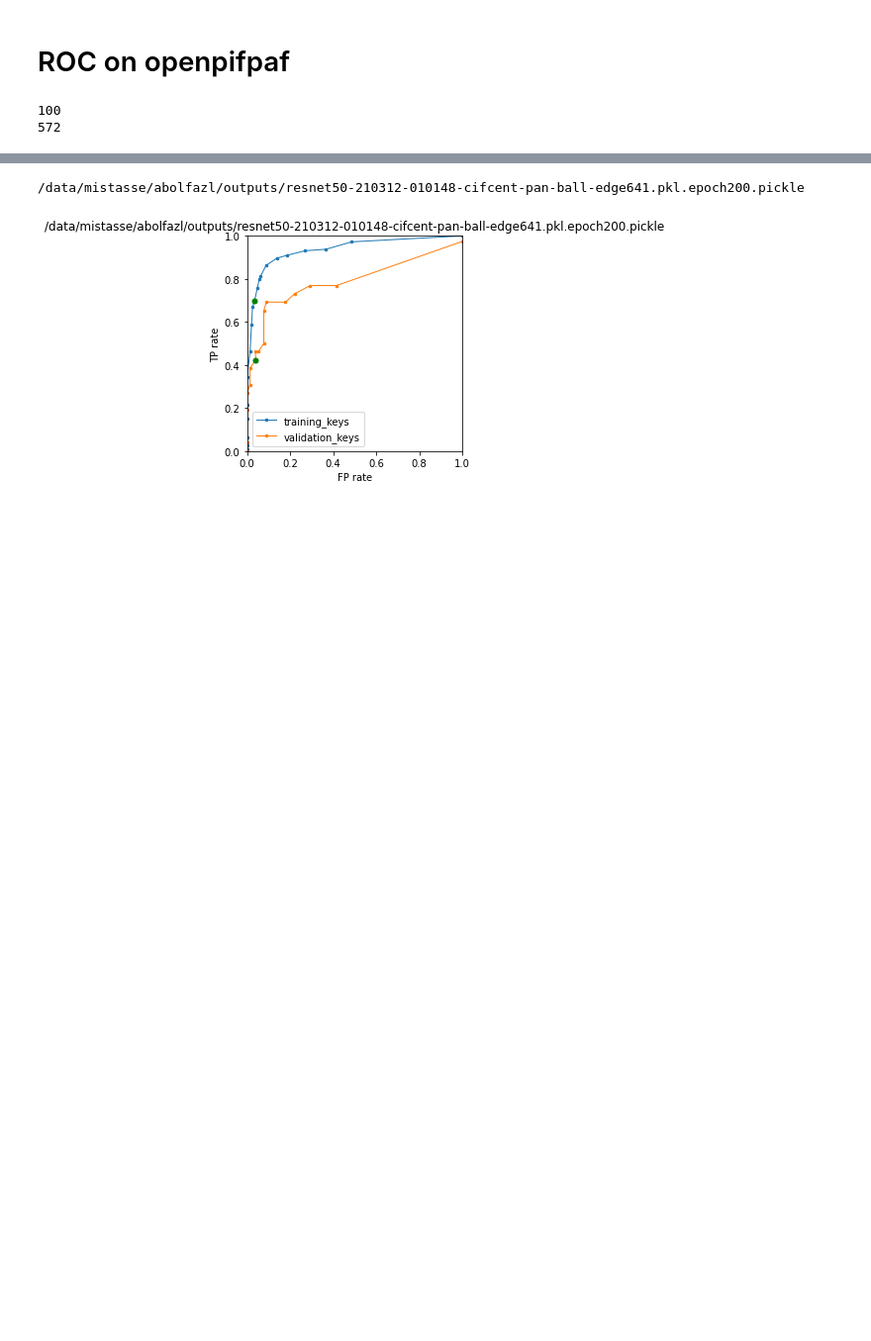
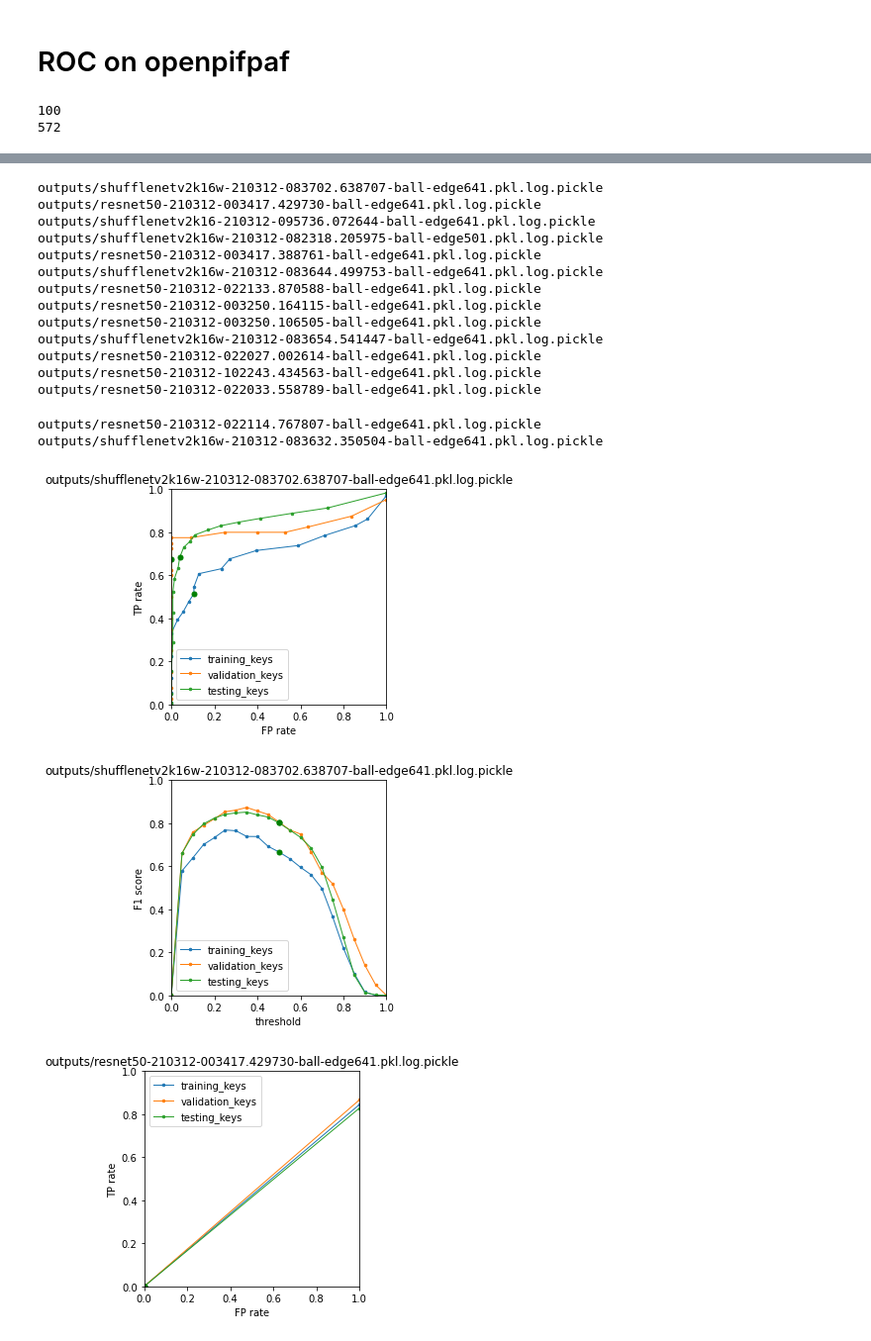
Before and after one commit to openpifpaf/openpifpaf, a Jupyter notebook: ROC_ball.ipynb, the cells around one changed output, grey strips where cells are left out. Shown at 99% size. Cells and saved outputs as stored; diff of their text form; code cells hidden in the pictures; blank space fills up the shorter version.

Commit message:
roc ball with f1

```diff
--- a/ROC_ball.ipynb
+++ b/ROC_ball.ipynb
@@ -123,7 +123,7 @@ outputs = {k:chunk[k] for k in chunk if k in ["batch_TP", "batch_TN", "batch_FP"
 model = tf.keras.Model(inputs, outputs)
 # %%
 from matplotlib import pyplot as plt
-def plot(current_result, set_name, fig=None):
+def plot_roc(current_result, set_name, fig=None):
     fig = fig or plt.figure()
     x = current_result["FP"]/(current_result["FP"]+current_result["TN"])
     y = current_result["TP"]/(current_result["TP"]+current_result["FN"])
@@ -165,0 +143,19 @@ def infer(weight_file, data):
+# %%
+from matplotlib import pyplot as plt
+def plot_F1(current_result, set_name, fig=None):
+    fig = fig or plt.figure()
+    x = np.linspace(0,1,n_points)
+    y = current_result["TP"]/(current_result["TP"]+0.5*(current_result["FP"]+current_result["FN"]))
+    ax = fig.gca()
+    ax.plot(x, y, linestyle="-", linewidth=1, markersize=5, marker=".", label=set_name)
+    index=10
+    ax.plot(x[index], y[index], markersize=10, marker=".", color="green")
+    ax.set_xlabel("threshold")
+    ax.set_ylabel("F1 score")
+    ax.axis("equal")
+    ax.set_xlim([0,1])
+    ax.set_ylim([0,1])
+    ax.set_box_aspect(1)
+    ax.set_title(f"F1 score for ball detection")
+    ax.legend()
+    return fig
@@ -287,16 +262,39 @@ dumping pif hr map into /scratch/mistasse/abolfazl/outputs/test.accumulated.png
 # %%
 %matplotlib inline
-file = filename+".pickle"
-# for file in glob.glob("outputs/*210312-*.pickle"):
+import glob
+import pickle
+
+for file in glob.glob("outputs/*210312-*.pickle"):
 #for file in glob.glob("outputs/*.pickle"):
-if True:
     print(file)
     d = pickle.load(open(file, "rb"))
-    fig = None
-    for name in ["training_keys", "validation_keys"]:
-        fig = plot(d[name], name, fig)
-        fig.gca().set_title(file)
-    fig.show()
+    fig1 = None
+    fig2 = None
+    for name in ["training_keys", "validation_keys", "testing_keys"]:
+        if name in d:
+            fig1 = plot_roc(d[name], name, fig1)
+            fig1.gca().set_title(file)
+            fig2 = plot_F1(d[name], name, fig2)
+            fig2.gca().set_title(file)
+
+    fig1.show()
+    fig2.show()
 # %% [output]
-/data/mistasse/abolfazl/outputs/resnet50-210312-010148-cifcent-pan-ball-edge641.pkl.epoch200.pickle
+outputs/shufflenetv2k16w-210312-083702.638707-ball-edge641.pkl.log.pickle
+outputs/resnet50-210312-003417.429730-ball-edge641.pkl.log.pickle
+outputs/shufflenetv2k16-210312-095736.072644-ball-edge641.pkl.log.pickle
+outputs/shufflenetv2k16w-210312-082318.205975-ball-edge501.pkl.log.pickle
+outputs/resnet50-210312-003417.388761-ball-edge641.pkl.log.pickle
+outputs/shufflenetv2k16w-210312-083644.499753-ball-edge641.pkl.log.pickle
+outputs/resnet50-210312-022133.870588-ball-edge641.pkl.log.pickle
+outputs/resnet50-210312-003250.164115-ball-edge641.pkl.log.pickle
+outputs/resnet50-210312-003250.106505-ball-edge641.pkl.log.pickle
+outputs/shufflenetv2k16w-210312-083654.541447-ball-edge641.pkl.log.pickle
+outputs/resnet50-210312-022027.002614-ball-edge641.pkl.log.pickle
+outputs/resnet50-210312-102243.434563-ball-edge641.pkl.log.pickle
+outputs/resnet50-210312-022033.558789-ball-edge641.pkl.log.pickle
+outputs/resnet50-210312-022114.767807-ball-edge641.pkl.log.pickle
+outputs/shufflenetv2k16w-210312-083632.350504-ball-edge641.pkl.log.pickle
-[figure, old version]
+[figure, new version]
+[figure, added]
+[figure, added]
```
Also changed, not shown: parts of 8 cells of this notebook.
